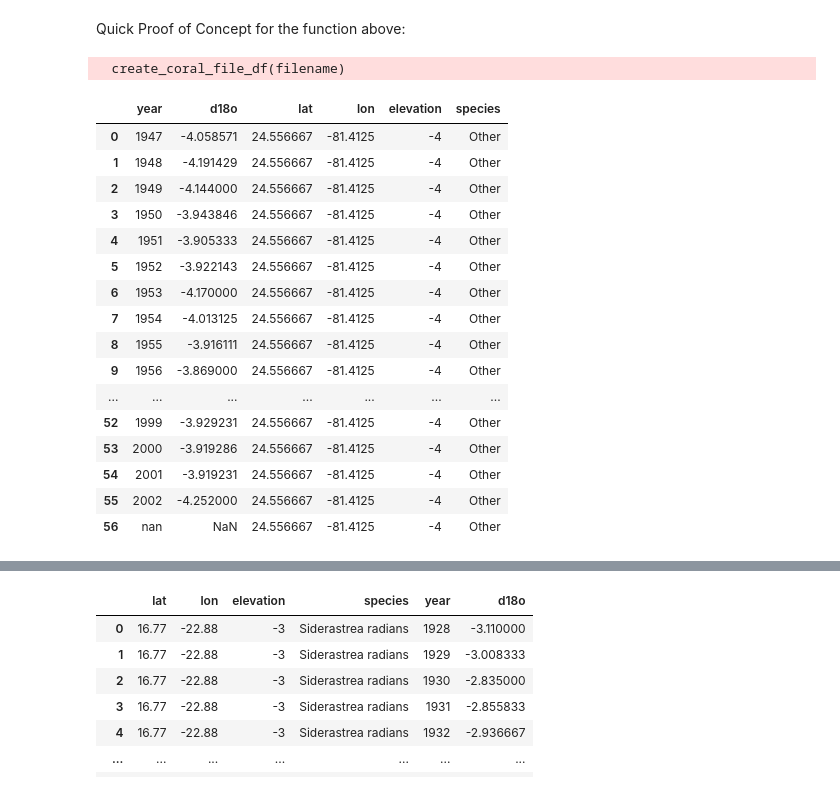
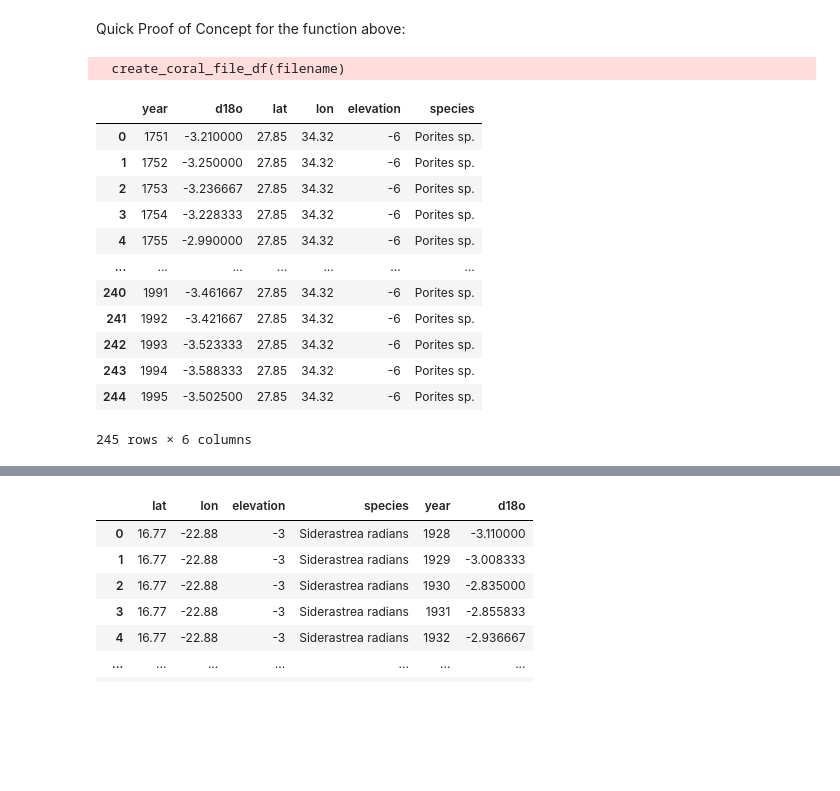
Before and after one commit to p-ai-org/p-climate, a Jupyter notebook: coral.ipynb, the cells around one changed output, grey strips where cells are left out. Drawn from its saved outputs; the diff is of its cells as text; code cells hidden in the pictures; blank space fills up the shorter version.

```diff
--- a/coral.ipynb
+++ b/coral.ipynb
@@ -65,14 +65,16 @@ def create_coral_file_df(filename):
         if 'age' not in df.columns:
             if 'age_ad' in df.columns:
                 df['age'] = df['age_ad']
+            elif 'age_calad' in df.columns:
+                df['age'] = df['age_ad']
             elif 'time' in df.columns:
                 df['age'] = df['time']
             elif 'date' in df.columns:
                 df['age'] = df['date']
             elif 'year' in df.columns:
                 df['age'] = df['year']
-            elif 'year_CE' in df.columns:
-                df['age'] = df['year_CE']
+            elif 'year_ce' in df.columns:
+                df['age'] = df['year_ce']
             else:
                 print("No 'age' column header detected.")
 
@@ -84,6 +86,8 @@ def create_coral_file_df(filename):
             for col in df.columns:
                 # we are assuming that the first col with d18O is the one we want
                 if 'd18o' in col:
+                    if 'recon' in col:
+                        continue
                     df['d18o'] = df[col]
                     break
 
@@ -120,29 +124,26 @@ Quick Proof of Concept for the function above:
 # %%
 #filename = f'{root_dir}/atlantic/barbados_coral18o.txt'
 # filename = f'{root_dir}/atlantic/goodkin2008-sst_noaa.txt'
-filename = f'{root_dir}/atlantic/smith2006-lk1.txt'
+# filename = f'{root_dir}/atlantic/smith2006-lk1.txt'
+filename = f'{root_dir}/red_sea/felis2000_noaa.txt'
 #'swart1998-st-1_noaa.txt'
 
 create_coral_file_df(filename)
 # %% [output]
   create_coral_file_df(filename)
 |  | year | d18o | lat | lon | elevation | species |
-| 0 | 1947 | -4.058571 | 24.556667 | -81.4125 | -4 | Other |
-| 1 | 1948 | -4.191429 | 24.556667 | -81.4125 | -4 | Other |
-| 2 | 1949 | -4.144000 | 24.556667 | -81.4125 | -4 | Other |
-| 3 | 1950 | -3.943846 | 24.556667 | -81.4125 | -4 | Other |
-| 4 | 1951 | -3.905333 | 24.556667 | -81.4125 | -4 | Other |
-| 5 | 1952 | -3.922143 | 24.556667 | -81.4125 | -4 | Other |
-| 6 | 1953 | -4.170000 | 24.556667 | -81.4125 | -4 | Other |
-| 7 | 1954 | -4.013125 | 24.556667 | -81.4125 | -4 | Other |
-| 8 | 1955 | -3.916111 | 24.556667 | -81.4125 | -4 | Other |
-| 9 | 1956 | -3.869000 | 24.556667 | -81.4125 | -4 | Other |
+| 0 | 1751 | -3.210000 | 27.85 | 34.32 | -6 | Porites sp. |
+| 1 | 1752 | -3.250000 | 27.85 | 34.32 | -6 | Porites sp. |
+| 2 | 1753 | -3.236667 | 27.85 | 34.32 | -6 | Porites sp. |
+| 3 | 1754 | -3.228333 | 27.85 | 34.32 | -6 | Porites sp. |
+| 4 | 1755 | -2.990000 | 27.85 | 34.32 | -6 | Porites sp. |
 | ... | ... | ... | ... | ... | ... | ... |
-| 52 | 1999 | -3.929231 | 24.556667 | -81.4125 | -4 | Other |
-| 53 | 2000 | -3.919286 | 24.556667 | -81.4125 | -4 | Other |
-| 54 | 2001 | -3.919231 | 24.556667 | -81.4125 | -4 | Other |
-| 55 | 2002 | -4.252000 | 24.556667 | -81.4125 | -4 | Other |
-| 56 | nan | NaN | 24.556667 | -81.4125 | -4 | Other |
+| 240 | 1991 | -3.461667 | 27.85 | 34.32 | -6 | Porites sp. |
+| 241 | 1992 | -3.421667 | 27.85 | 34.32 | -6 | Porites sp. |
+| 242 | 1993 | -3.523333 | 27.85 | 34.32 | -6 | Porites sp. |
+| 243 | 1994 | -3.588333 | 27.85 | 34.32 | -6 | Porites sp. |
+| 244 | 1995 | -3.502500 | 27.85 | 34.32 | -6 | Porites sp. |
+245 rows × 6 columns
 # %%
 all_coral_df = pd.DataFrame(columns=['age', 'd18O', 'lat', 'lon', 'elevation', 'species'])
 for file in sub_files:
```
Also changed, not shown: parts of 1 cell of this notebook.
